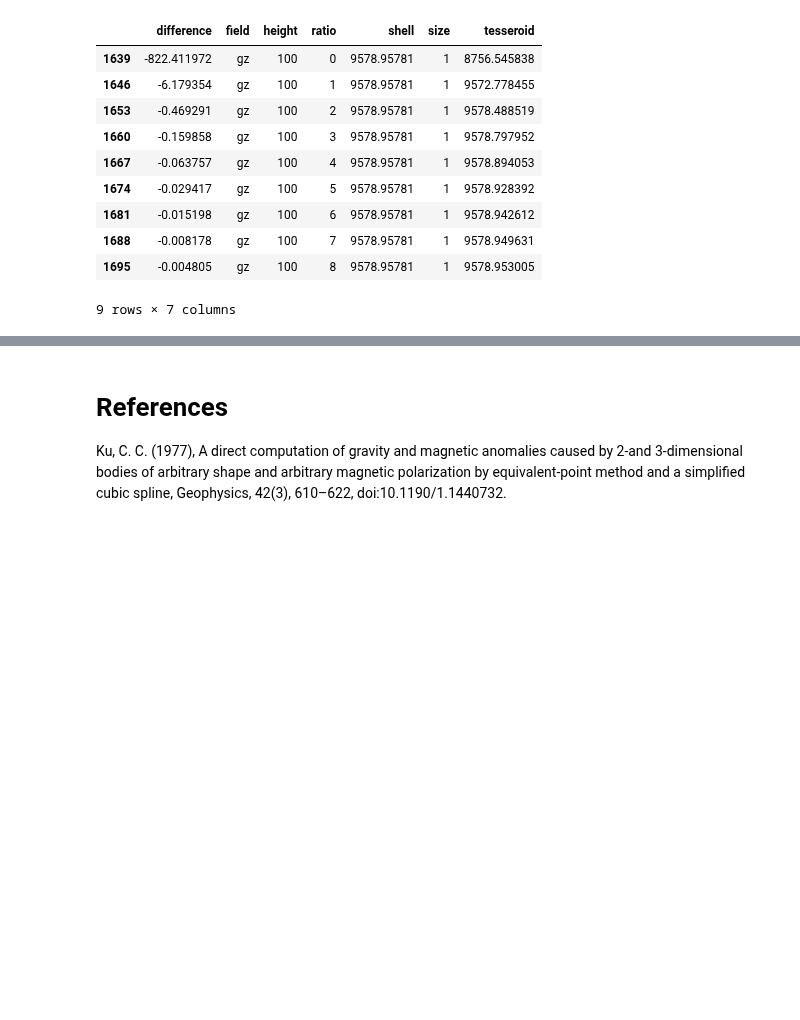
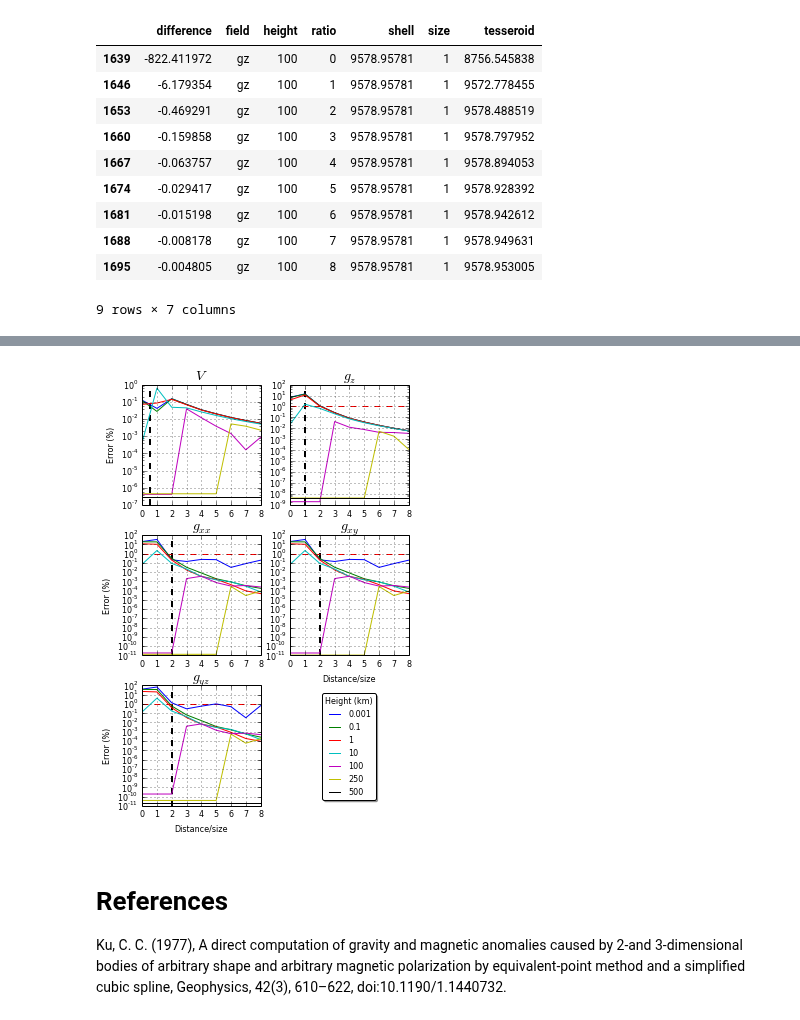
Before and after one commit to pinga-lab/paper-tesseroids, a Jupyter notebook: notebooks/tesseroid_vs_spherical_shell.ipynb, the cells around one changed output, grey strips where cells are left out. Cells and saved outputs as stored; diff of their text form; code cells hidden in the pictures; blank space fills up the shorter version.

```diff
--- a/notebooks/tesseroid_vs_spherical_shell.ipynb
+++ b/notebooks/tesseroid_vs_spherical_shell.ipynb
@@ -387,3 +387,8 @@ plt.savefig('error-10deg.eps')
+# %%
+plot_per_size(data, 0.1)
+plt.savefig('error-0_1deg.eps')
+# %% [output]
+[figure, added]
 # %% [markdown]
 # References
 
```
Also changed, not shown: parts of 6 cells of this notebook, 5 other files.
